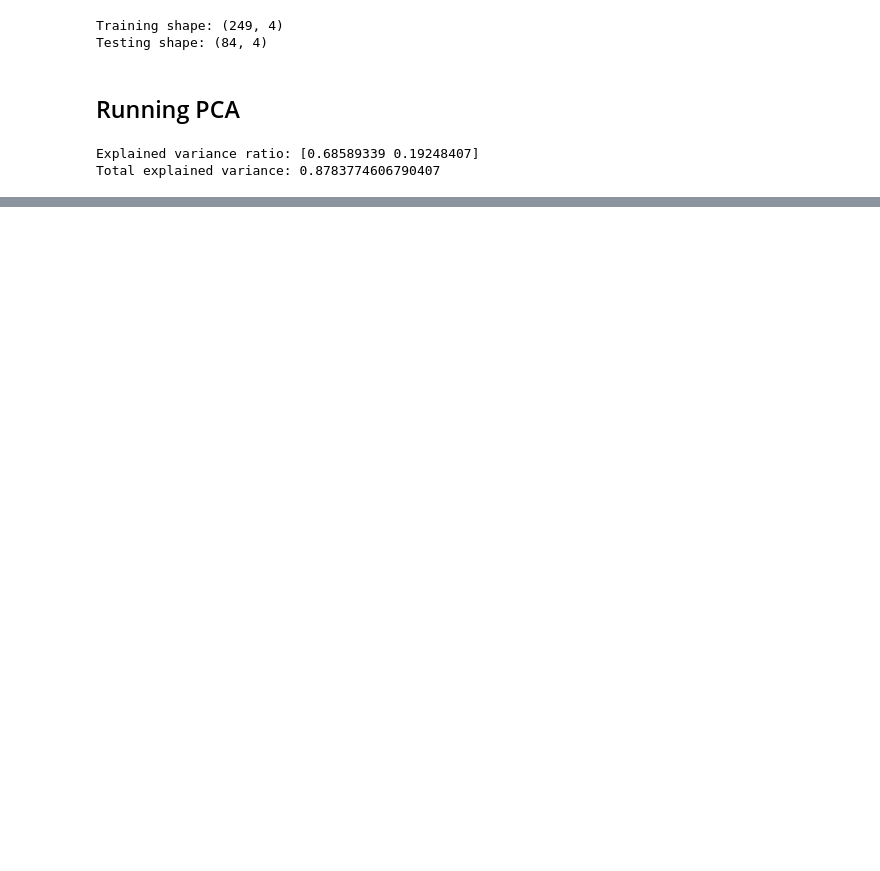
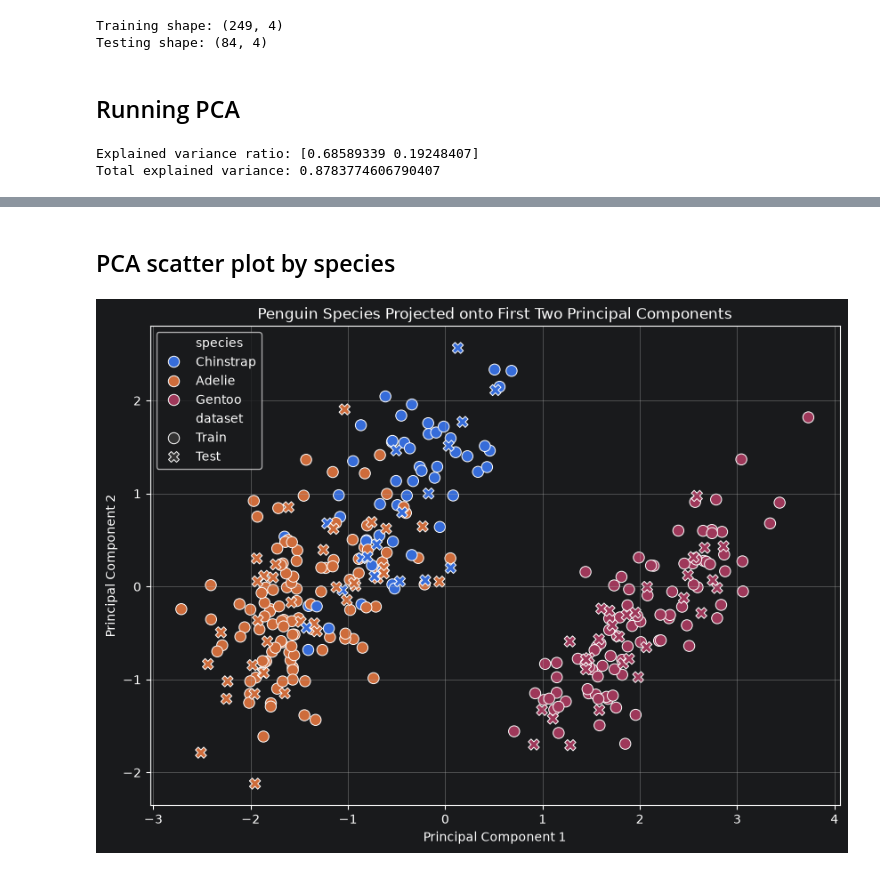
Before and after one commit to grateful-bread-dev/cpsc4970-m6, a Jupyter notebook: PCA_Clustering.ipynb, the cells around one changed output, grey strips where cells are left out. Saved outputs shown, nothing was run; the diff lists cells and outputs as text; code cells hidden in the pictures; blank space fills up the shorter version.

```diff
--- a/PCA_Clustering.ipynb
+++ b/PCA_Clustering.ipynb
@@ -112,0 +115,12 @@ Total explained variance: 0.8783774606790407
+# %%
+train_pca_df = pd.DataFrame(X_train_pca, columns=["PC1", "PC2"])
+train_pca_df["species"] = y_train.to_numpy()
+train_pca_df["dataset"] = "Train"
+
+test_pca_df = pd.DataFrame(X_test_pca, columns=["PC1", "PC2"])
+test_pca_df["species"] = y_test.to_numpy()
+test_pca_df["dataset"] = "Test"
+
+pca_df = pd.concat([train_pca_df, test_pca_df], ignore_index=True)
+
+pca_df.head()
@@ -112,0 +134,21 @@ Total explained variance: 0.8783774606790407
+# %% [markdown]
+## PCA scatter plot by species
+# %%
+plt.figure(figsize=(10, 7))
+
+sns.scatterplot(
+    data=pca_df,
+    x="PC1",
+    y="PC2",
+    hue="species",
+    style="dataset",
+    s=80
+)
+
+plt.title("Penguin Species Projected onto First Two Principal Components")
+plt.xlabel("Principal Component 1")
+plt.ylabel("Principal Component 2")
+plt.grid(True)
+plt.show()
+# %% [output]
+[figure, added]
```
Also changed, not shown: parts of 17 cells of this notebook.
